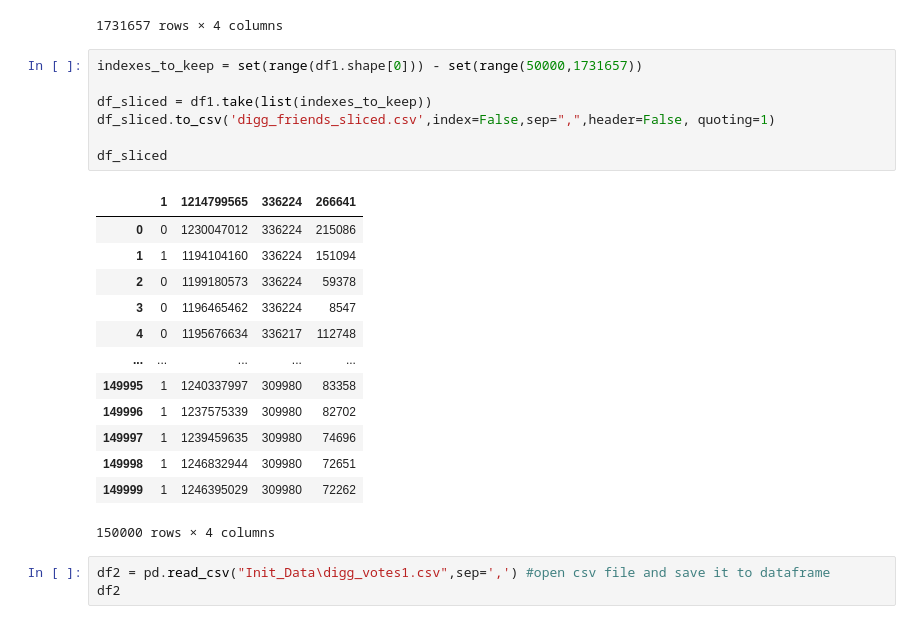
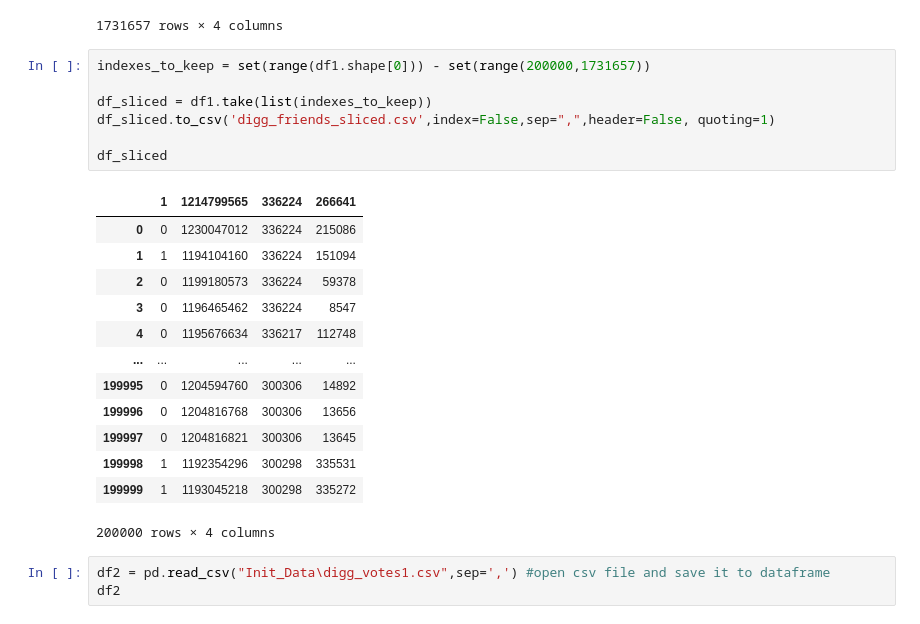
Before and after one commit to Skoyntoyflis/IMINFECTOR, a Jupyter notebook: Data/Digg/healthcare.ipynb, the cells around one changed output. Drawn from its saved outputs; the diff is of its cells as text.

```diff
--- a/Data/Digg/healthcare.ipynb
+++ b/Data/Digg/healthcare.ipynb
@@ -42,26 +42,26 @@ df1
 | 1731656 | 1 | 1192718261 | 5 | 13947 |
 1731657 rows × 4 columns
 # %%
-indexes_to_keep = set(range(df1.shape[0])) - set(range(50000,1731657))
+indexes_to_keep = set(range(df1.shape[0])) - set(range(200000,1731657))
 
 df_sliced = df1.take(list(indexes_to_keep))
 df_sliced.to_csv('digg_friends_sliced.csv',index=False,sep=",",header=False, quoting=1)
 
 df_sliced
 # %% [output]
 |  | 1 | 1214799565 | 336224 | 266641 |
 | 0 | 0 | 1230047012 | 336224 | 215086 |
 | 1 | 1 | 1194104160 | 336224 | 151094 |
 | 2 | 0 | 1199180573 | 336224 | 59378 |
 | 3 | 0 | 1196465462 | 336224 | 8547 |
 | 4 | 0 | 1195676634 | 336217 | 112748 |
 | ... | ... | ... | ... | ... |
-| 149995 | 1 | 1240337997 | 309980 | 83358 |
-| 149996 | 1 | 1237575339 | 309980 | 82702 |
-| 149997 | 1 | 1239459635 | 309980 | 74696 |
-| 149998 | 1 | 1246832944 | 309980 | 72651 |
-| 149999 | 1 | 1246395029 | 309980 | 72262 |
+| 199995 | 0 | 1204594760 | 300306 | 14892 |
+| 199996 | 0 | 1204816768 | 300306 | 13656 |
+| 199997 | 0 | 1204816821 | 300306 | 13645 |
+| 199998 | 1 | 1192354296 | 300298 | 335531 |
+| 199999 | 1 | 1193045218 | 300298 | 335272 |
-150000 rows × 4 columns
+200000 rows × 4 columns
 # %%
 df2 = pd.read_csv("Init_Data\digg_votes1.csv",sep=',') #open csv file and save it to dataframe
 df2
```
Also changed, not shown: parts of 1 cell of this notebook, 2 other files.
